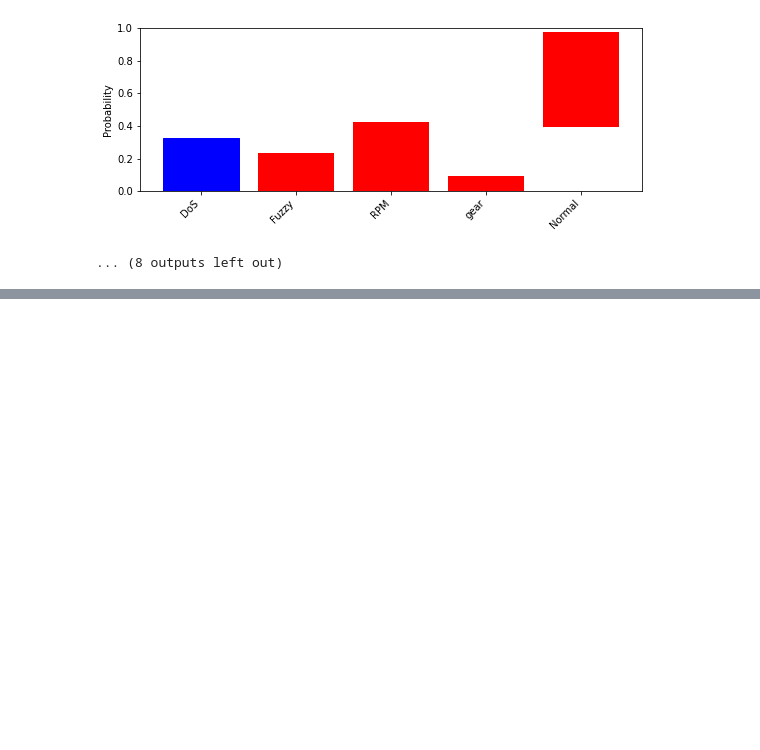
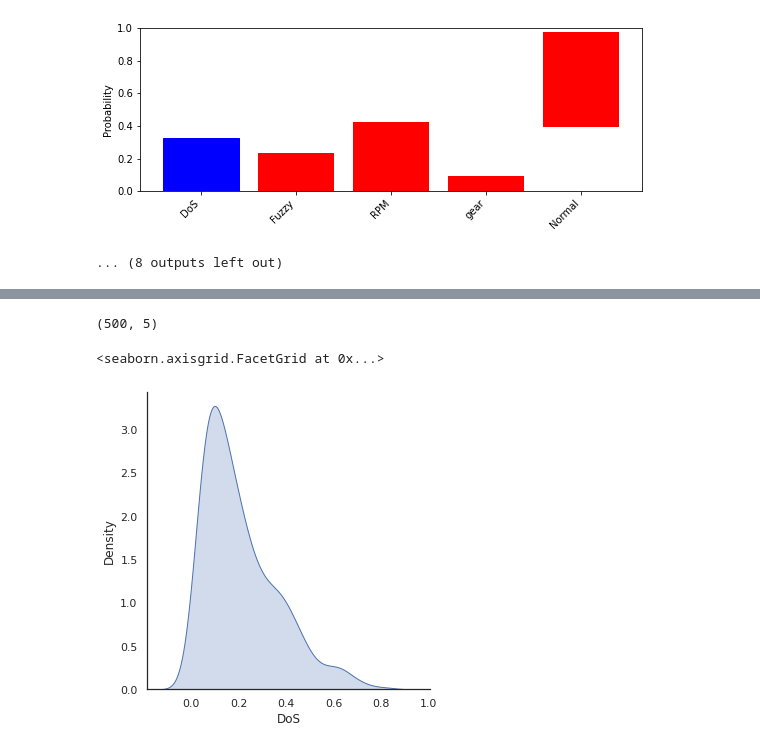
Before and after one commit to ainilaha/ppl_car_hacking, a Jupyter notebook: bayesian_net.ipynb, the cells around one changed output, grey strips where cells are left out. Drawn from its saved outputs; the diff is of its cells as text; code cells hidden in the pictures; blank space fills up the shorter version.

```diff
--- a/bayesian_net.ipynb
+++ b/bayesian_net.ipynb
@@ -305,0 +333,14 @@ Model estimated probabilities:
+# %%
+def plot_pred_dist(act_num,n_samples=500):
+
+    pred_prob = np.empty(shape=(n_samples, 5))
+    for i in range(n_samples):
+        pred_prob[i] = model(x_test[act_num][np.newaxis, ...]).mean().numpy()[0]
+    df =  pd.DataFrame(data=pred_prob)
+    df.columns = label_list
+#     sns.displot(df, kind="kde")
+#     g.map_lower(sns.kdeplot, levels=4, color=".2")
+    return df
+
+
+df = plot_pred_dist(50)
@@ -305,0 +356,9 @@ Model estimated probabilities:
+# %%
+df.shape
+# %% [output]
+(500, 5)
+# %%
+sns.displot(df['DoS'],kind='kde', fill=True)
+# %% [output]
+<seaborn.axisgrid.FacetGrid at 0x...>
+[figure, added]
```
Also changed, not shown: parts of 8 cells of this notebook.
